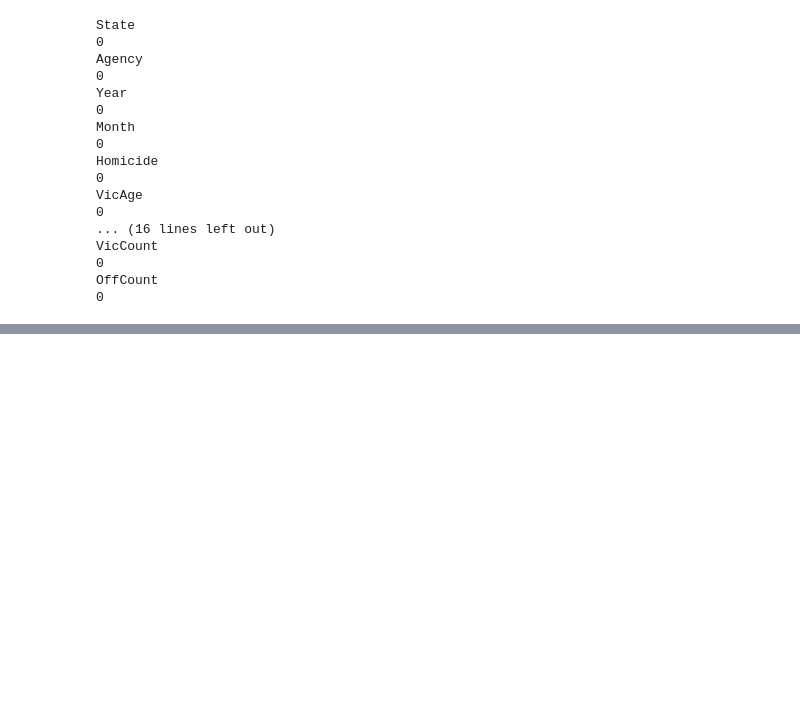
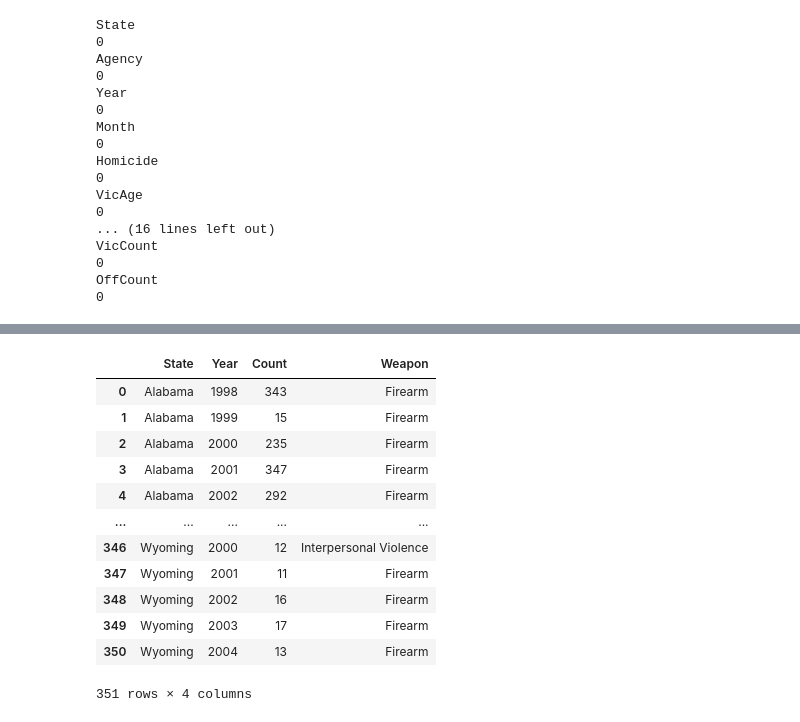
Before and after one commit to RyanErm/designproject, a Jupyter notebook: inital (1).ipynb, the cells around one changed output, grey strips where cells are left out. Saved outputs shown, nothing was run; the diff lists cells and outputs as text; code cells hidden in the pictures; blank space fills up the shorter version.

```diff
--- a/inital (1).ipynb
+++ b/inital (1).ipynb
@@ -168,0 +168,18 @@ print(location.latitude)
+# %%
+new_df_group['Weapon'] = most_common_weapon_sorted['Weapon']
+# %%
+new_df_group
+# %% [output]
+|  | State | Year | Count | Weapon |
+| 0 | Alabama | 1998 | 343 | Firearm |
+| 1 | Alabama | 1999 | 15 | Firearm |
+| 2 | Alabama | 2000 | 235 | Firearm |
+| 3 | Alabama | 2001 | 347 | Firearm |
+| 4 | Alabama | 2002 | 292 | Firearm |
+| ... | ... | ... | ... | ... |
+| 346 | Wyoming | 2000 | 12 | Interpersonal Violence |
+| 347 | Wyoming | 2001 | 11 | Firearm |
+| 348 | Wyoming | 2002 | 16 | Firearm |
+| 349 | Wyoming | 2003 | 17 | Firearm |
+| 350 | Wyoming | 2004 | 13 | Firearm |
+351 rows × 4 columns
```
Also changed, not shown: parts of 14 cells of this notebook.
